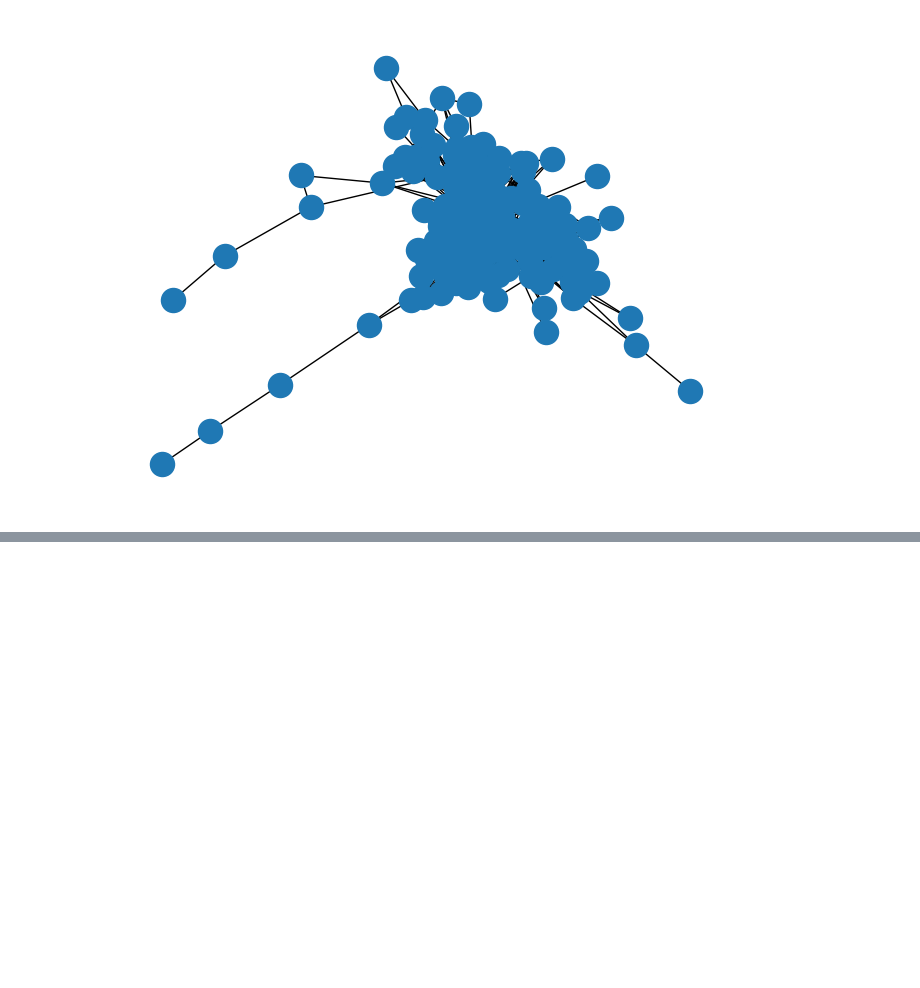
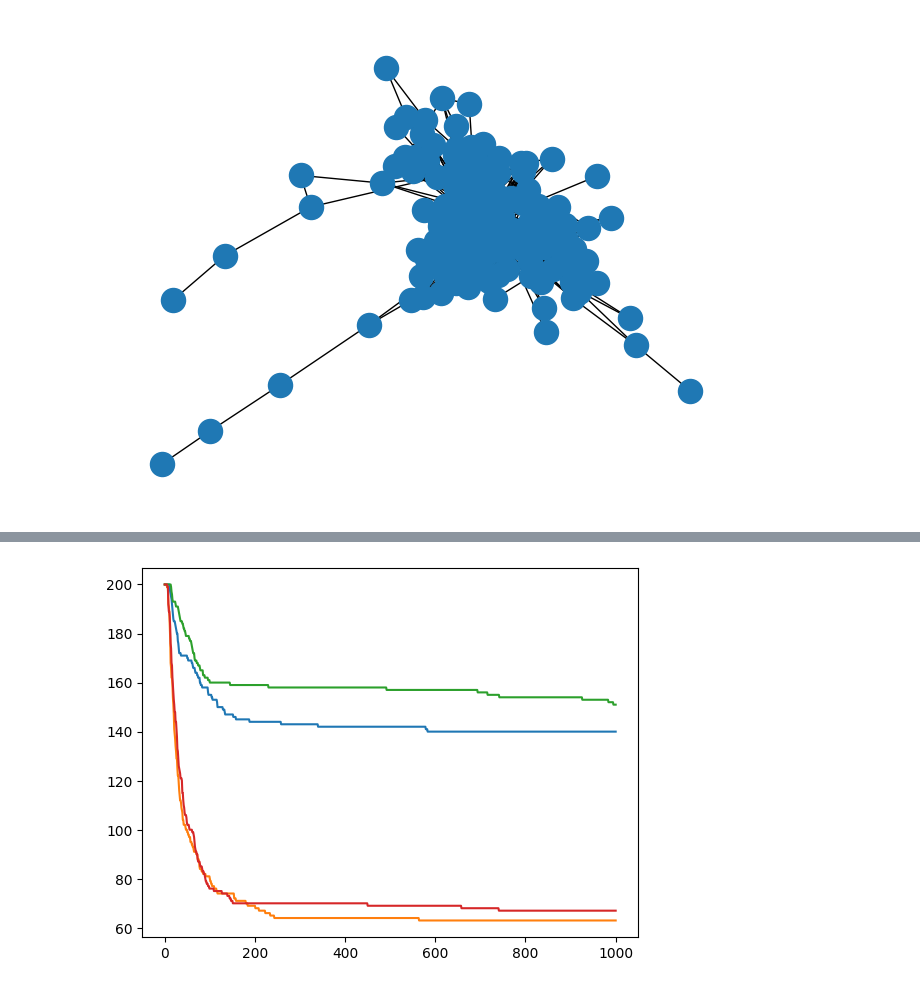
Before and after one commit to batemanrichard/ABMs_in_Python_with_Mesa, a Jupyter notebook: MesaTutorial.ipynb, the cells around one changed output, grey strips where cells are left out. Saved outputs shown, nothing was run; the diff lists cells and outputs as text; code cells hidden in the pictures; blank space fills up the shorter version.

```diff
--- a/MesaTutorial.ipynb
+++ b/MesaTutorial.ipynb
@@ -736,0 +799,6 @@ nx.draw(G)
+# %%
+for i in range(4):
+  results_explore = results_df[results_df["RunId"] == i]
+  plt.plot(results_explore["Step"], results_explore["Trader"])
+# %% [output]
+[figure, added]
```
Also changed, not shown: parts of 8 cells of this notebook.
